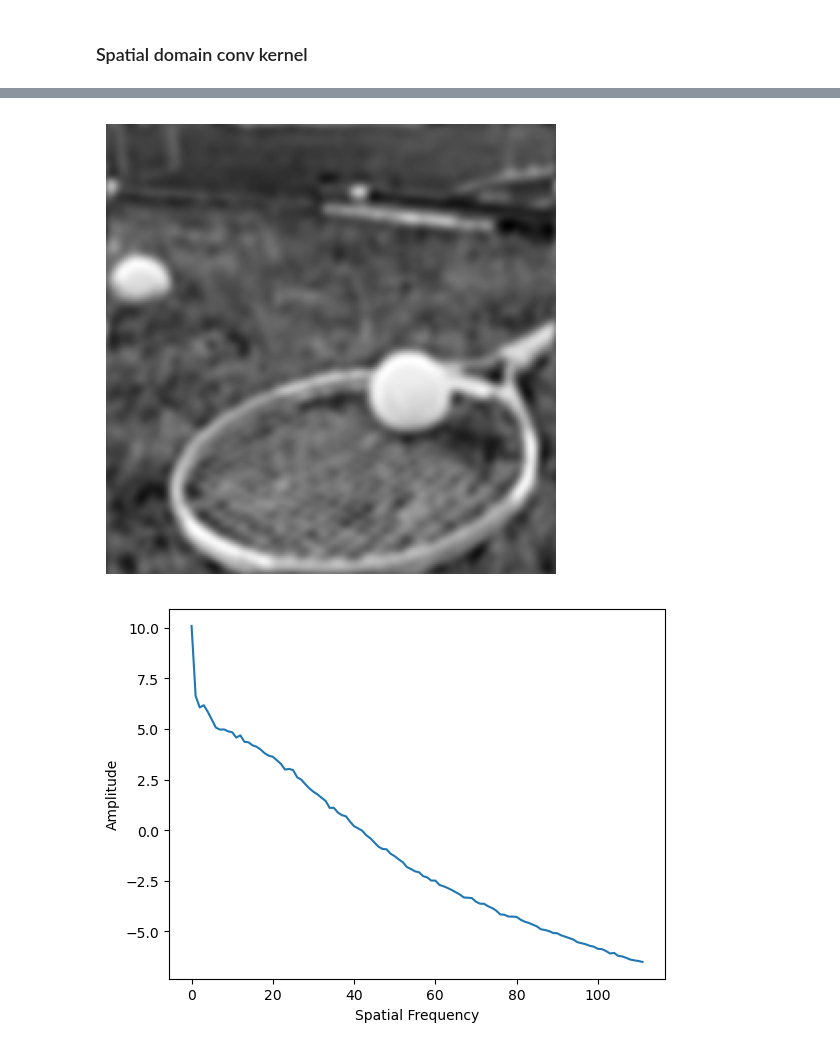
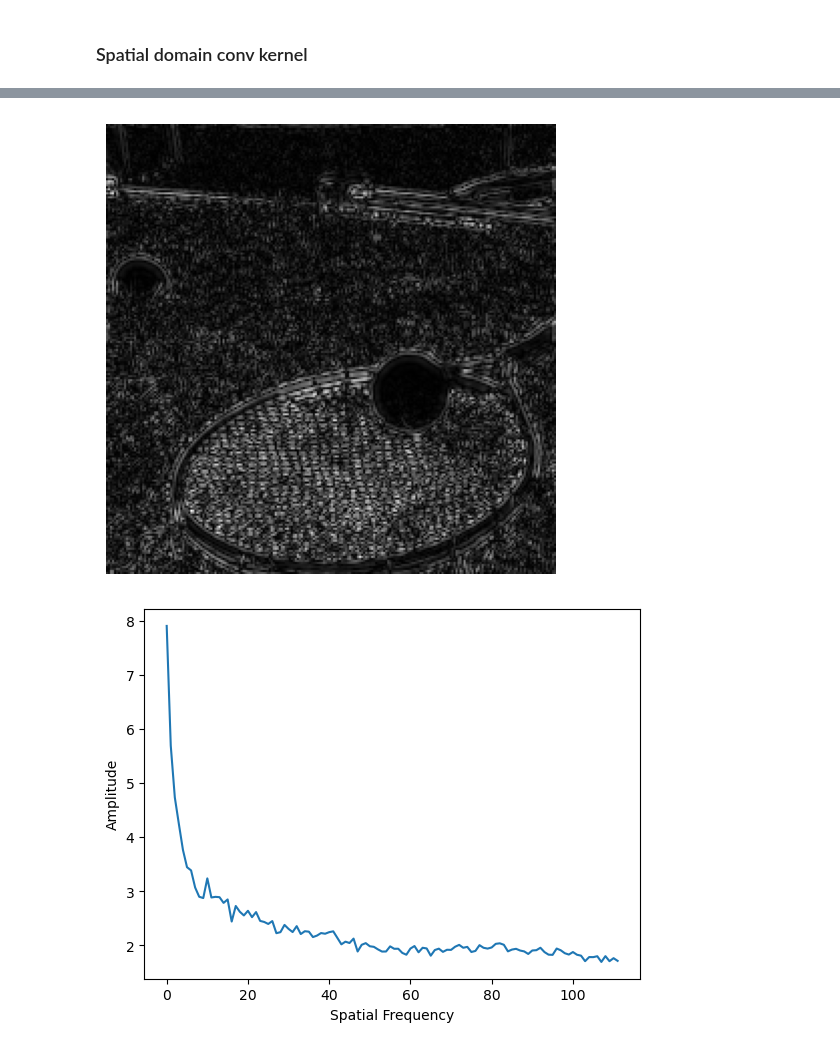
Before and after one commit to shaox192/human-vis-freq-align, a Jupyter notebook: filter_layer_demo.ipynb, the cells around one changed output, grey strips where cells are left out. Cells and saved outputs as stored; diff of their text form; code cells hidden in the pictures.

```diff
--- a/filter_layer_demo.ipynb
+++ b/filter_layer_demo.ipynb
@@ -68,14 +68,14 @@ plot_utils.im_show(dog_img)
 # %% [markdown]
 ### Spatial domain conv kernel
 # %%
-lower_cutoff = 24  # cycles per image
+lower_cutoff = 30  # cycles per image
 lower_cutoff/= 224.
 
-higher_cutoff = 56
+higher_cutoff = 80
 higher_cutoff /= 224.
 # %%
-# freq_fil = filter.DoB_filter(toy_img.shape, lower_cutoff * 224., higher_cutoff * 224., 3, 3)
-freq_fil = filter.butterworth_filter(toy_img.shape, lower_cutoff * 224., 3)
+freq_fil = filter.DoB_filter(toy_img.shape, lower_cutoff * 224., higher_cutoff * 224., 3, 3)
+# freq_fil = filter.butterworth_filter(toy_img.shape, lower_cutoff * 224., 3)
 
 plot_utils.plot_freq_amplitude(freq_fil)
 
@@ -89,5 +89,5 @@ plot_utils.plot_freq_amplitude(filter.get_image_freq(fil_img))
-[figure, old version]
+[figure, new version]
-[figure, old version]
+[figure, new version]
 # %%
 kernel_size = 17
 num_channel = 1
```
Also changed, not shown: parts of 2 cells of this notebook, 1 other file.
